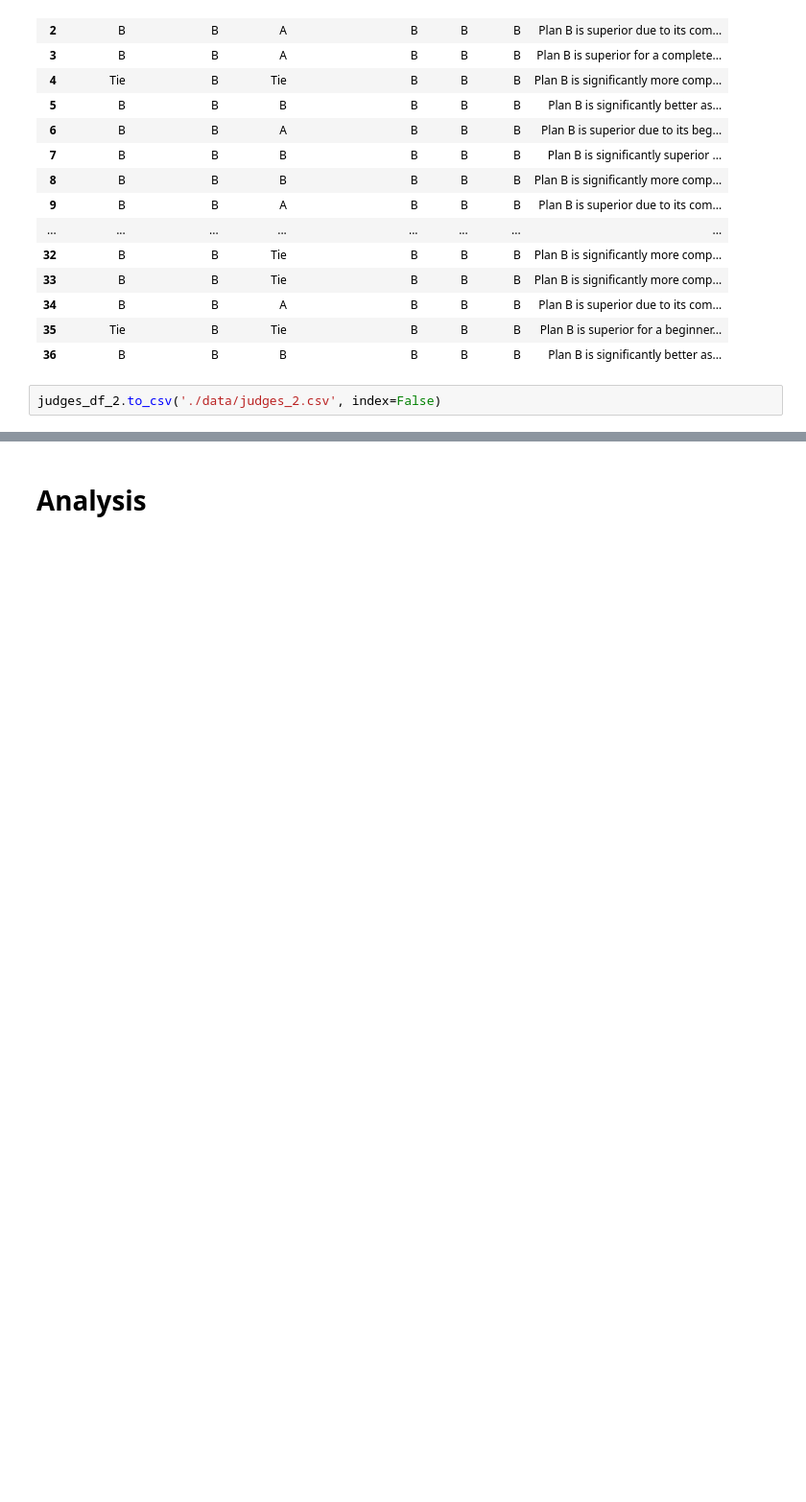
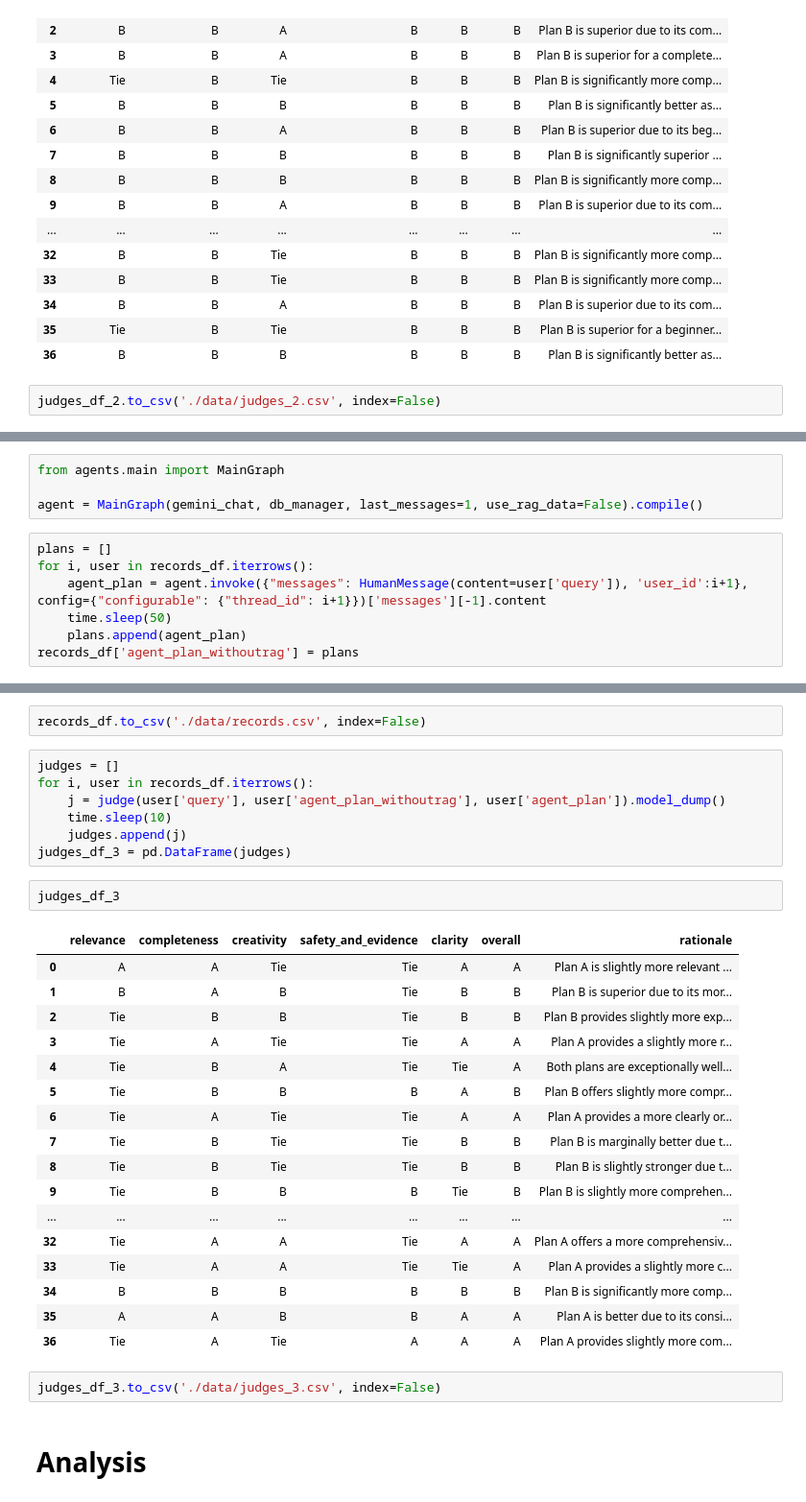
Before and after one commit to AlirezaAK2000/fitness-chatbot, a Jupyter notebook: eval.ipynb, the cells around one changed output, grey strips where cells are left out. Shown at 96% size. Drawn from its saved outputs; the diff is of its cells as text; blank space fills up the shorter version.

Commit message:
Agent vs Baseline: third evaluation

```diff
--- a/eval.ipynb
+++ b/eval.ipynb
@@ -406,0 +402,11 @@ judges_df_2.to_csv('./data/judges_2.csv', index=False)
+# %%
+from agents.main import MainGraph
+
+agent = MainGraph(gemini_chat, db_manager, last_messages=1, use_rag_data=False).compile()
+# %%
+plans = []
+for i, user in records_df.iterrows():
+    agent_plan = agent.invoke({"messages": HumanMessage(content=user['query']), 'user_id':i+1}, config={"configurable": {"thread_id": i+1}})['messages'][-1].content
+    time.sleep(50)
+    plans.append(agent_plan)
+records_df['agent_plan_withoutrag'] = plans
@@ -407,3 +431,34 @@ judges_df_2.to_csv('./data/judges_2.csv', index=False)
+# %%
+records_df.to_csv('./data/records.csv', index=False)
+# %%
+judges = []
+for i, user in records_df.iterrows():
+    j = judge(user['query'], user['agent_plan_withoutrag'], user['agent_plan']).model_dump()
+    time.sleep(10)
+    judges.append(j)
+judges_df_3 = pd.DataFrame(judges)
+# %%
+judges_df_3
+# %% [output]
+|  | relevance | completeness | creativity | safety_and_evidence | clarity | overall | rationale |
+| 0 | A | A | Tie | Tie | A | A | Plan A is slightly more relevant ... |
+| 1 | B | A | B | Tie | B | B | Plan B is superior due to its mor... |
+| 2 | Tie | B | B | Tie | B | B | Plan B provides slightly more exp... |
+| 3 | Tie | A | Tie | Tie | A | A | Plan A provides a slightly more r... |
+| 4 | Tie | B | A | Tie | Tie | A | Both plans are exceptionally well... |
+| 5 | Tie | B | B | B | A | B | Plan B offers slightly more compr... |
+| 6 | Tie | A | Tie | Tie | A | A | Plan A provides a more clearly or... |
+| 7 | Tie | B | Tie | Tie | B | B | Plan B is marginally better due t... |
+| 8 | Tie | B | Tie | Tie | B | B | Plan B is slightly stronger due t... |
+| 9 | Tie | B | B | B | Tie | B | Plan B is slightly more comprehen... |
+| ... | ... | ... | ... | ... | ... | ... | ... |
+| 32 | Tie | A | A | Tie | A | A | Plan A offers a more comprehensiv... |
+| 33 | Tie | A | A | Tie | Tie | A | Plan A provides a slightly more c... |
+| 34 | B | B | B | B | B | B | Plan B is significantly more comp... |
+| 35 | A | A | B | B | A | A | Plan A is better due to its consi... |
+| 36 | Tie | A | Tie | A | A | A | Plan A provides slightly more com... |
+# %%
+judges_df_3.to_csv('./data/judges_3.csv', index=False)
 # %% [markdown]
 # Analysis
 # %%
```
Also changed, not shown: parts of 4 cells of this notebook, 2 other files.
